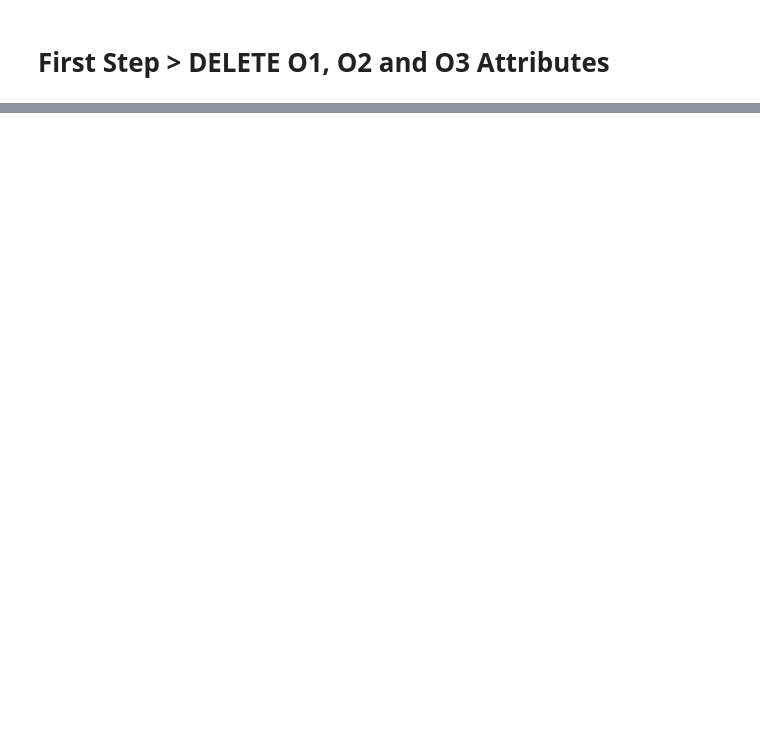
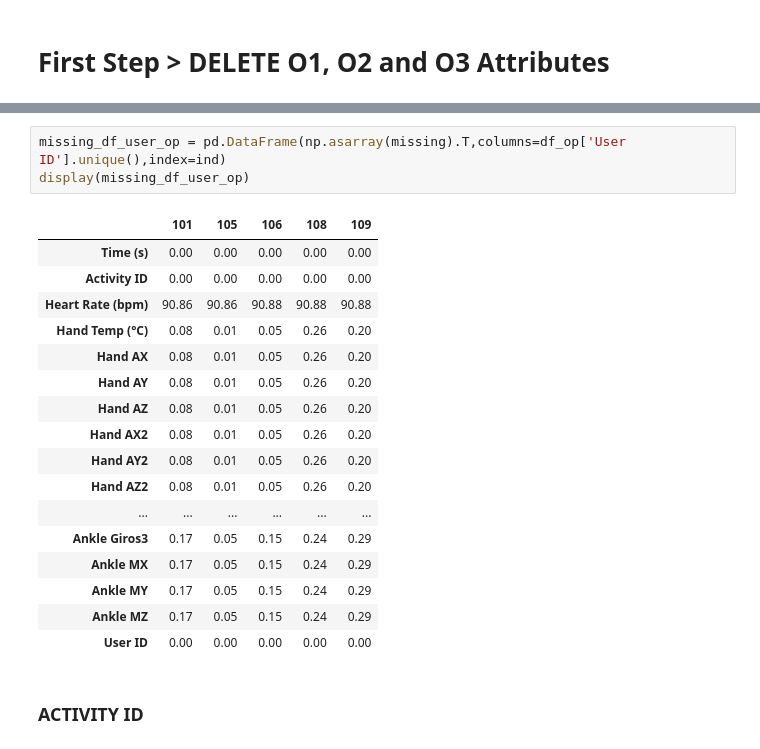
Before and after one commit to ijcernicharo/datamad18_ijcernicharo, a Jupyter notebook: final-project/my_project/FINAL PROJECT.ipynb, the cells around one changed output, grey strips where cells are left out. Saved outputs shown, nothing was run; the diff lists cells and outputs as text; blank space fills up the shorter version.

```diff
--- a/final-project/my_project/FINAL PROJECT.ipynb
+++ b/final-project/my_project/FINAL PROJECT.ipynb
@@ -152,0 +310,23 @@ display(missing_df_act)
+# %%
+missing_df_user_op = pd.DataFrame(np.asarray(missing).T,columns=df_op['User ID'].unique(),index=ind)
+display(missing_df_user_op)
+# %% [output]
+|  | 101 | 105 | 106 | 108 | 109 |
+| Time (s) | 0.00 | 0.00 | 0.00 | 0.00 | 0.00 |
+| Activity ID | 0.00 | 0.00 | 0.00 | 0.00 | 0.00 |
+| Heart Rate (bpm) | 90.86 | 90.86 | 90.88 | 90.88 | 90.88 |
+| Hand Temp (°C) | 0.08 | 0.01 | 0.05 | 0.26 | 0.20 |
+| Hand AX | 0.08 | 0.01 | 0.05 | 0.26 | 0.20 |
+| Hand AY | 0.08 | 0.01 | 0.05 | 0.26 | 0.20 |
+| Hand AZ | 0.08 | 0.01 | 0.05 | 0.26 | 0.20 |
+| Hand AX2 | 0.08 | 0.01 | 0.05 | 0.26 | 0.20 |
+| Hand AY2 | 0.08 | 0.01 | 0.05 | 0.26 | 0.20 |
+| Hand AZ2 | 0.08 | 0.01 | 0.05 | 0.26 | 0.20 |
+| ... | ... | ... | ... | ... | ... |
+| Ankle Giros3 | 0.17 | 0.05 | 0.15 | 0.24 | 0.29 |
+| Ankle MX | 0.17 | 0.05 | 0.15 | 0.24 | 0.29 |
+| Ankle MY | 0.17 | 0.05 | 0.15 | 0.24 | 0.29 |
+| Ankle MZ | 0.17 | 0.05 | 0.15 | 0.24 | 0.29 |
+| User ID | 0.00 | 0.00 | 0.00 | 0.00 | 0.00 |
+# %% [markdown]
+### ACTIVITY ID
```
Also changed, not shown: parts of 22 cells of this notebook.
